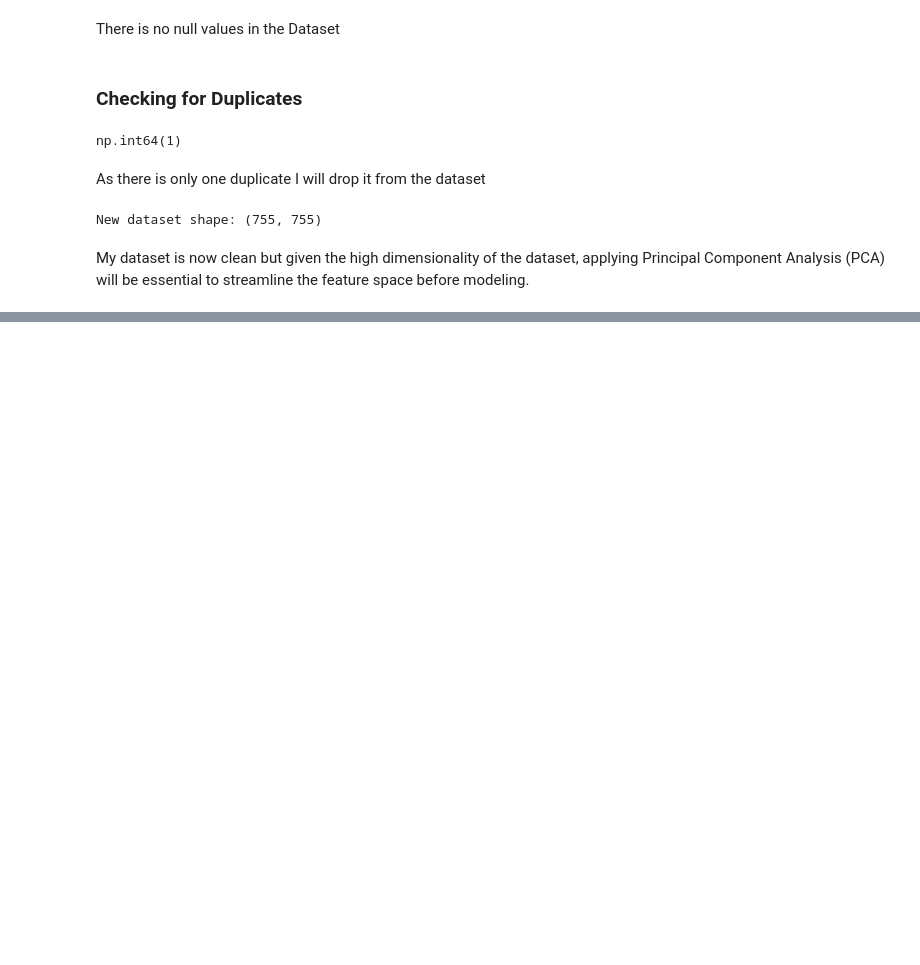
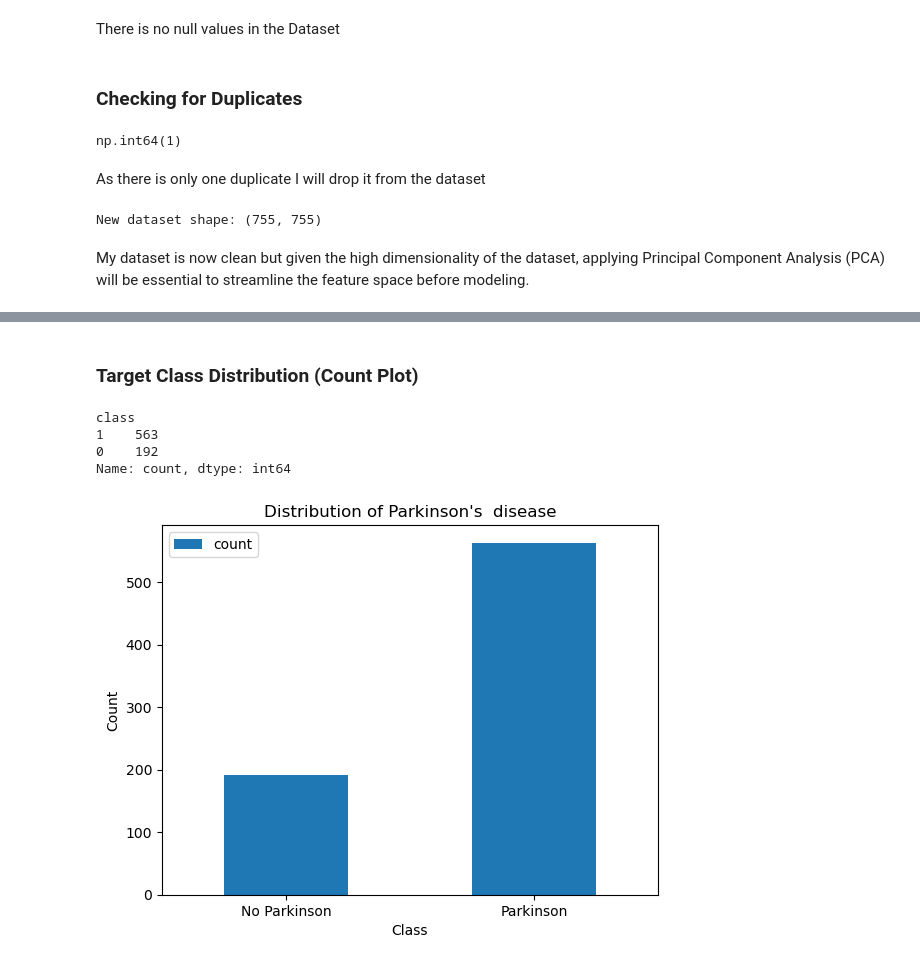
Before and after one commit to sba25055-maker/CA1-Machine-Learning, a Jupyter notebook: CA1MachineLearning.ipynb, the cells around one changed output, grey strips where cells are left out. Saved outputs shown, nothing was run; the diff lists cells and outputs as text; code cells hidden in the pictures; blank space fills up the shorter version.

```diff
--- a/CA1MachineLearning.ipynb
+++ b/CA1MachineLearning.ipynb
@@ -118,0 +123,20 @@ My dataset is now clean but given the high dimensionality of the dataset, applyi
+# %% [markdown]
+### Target Class Distribution (Count Plot)
+# %%
+class_counts = df['class'].value_counts()
+print(class_counts)
+# %% [output]
+class
+1    563
+0    192
+Name: count, dtype: int64
+# %%
+counted_class = df['class'].value_counts()
+dataframe_for_plotting_class = pd.DataFrame({'class': ['No Parkinson', 'Parkinson'], 'count': [counted_class[0], counted_class[1]] })
+ax = dataframe_for_plotting_class.plot.bar(x='class', y='count', rot=0)
+ax.set_xlabel('Class')
+ax.set_ylabel('Count')
+ax.set_title("Distribution of Parkinson's  disease")
+plt.show()
+# %% [output]
+[figure, added]
```
Also changed, not shown: parts of 13 cells of this notebook.
